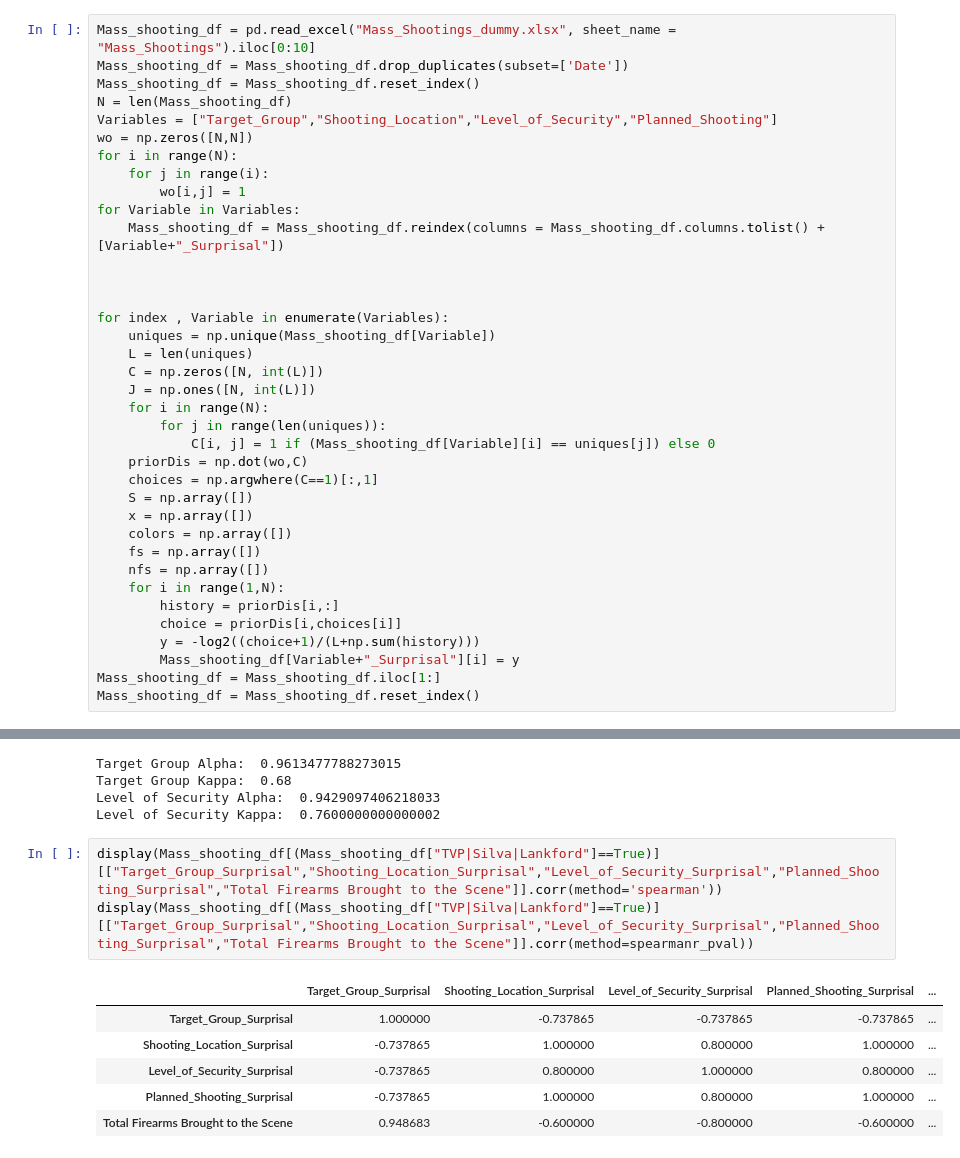
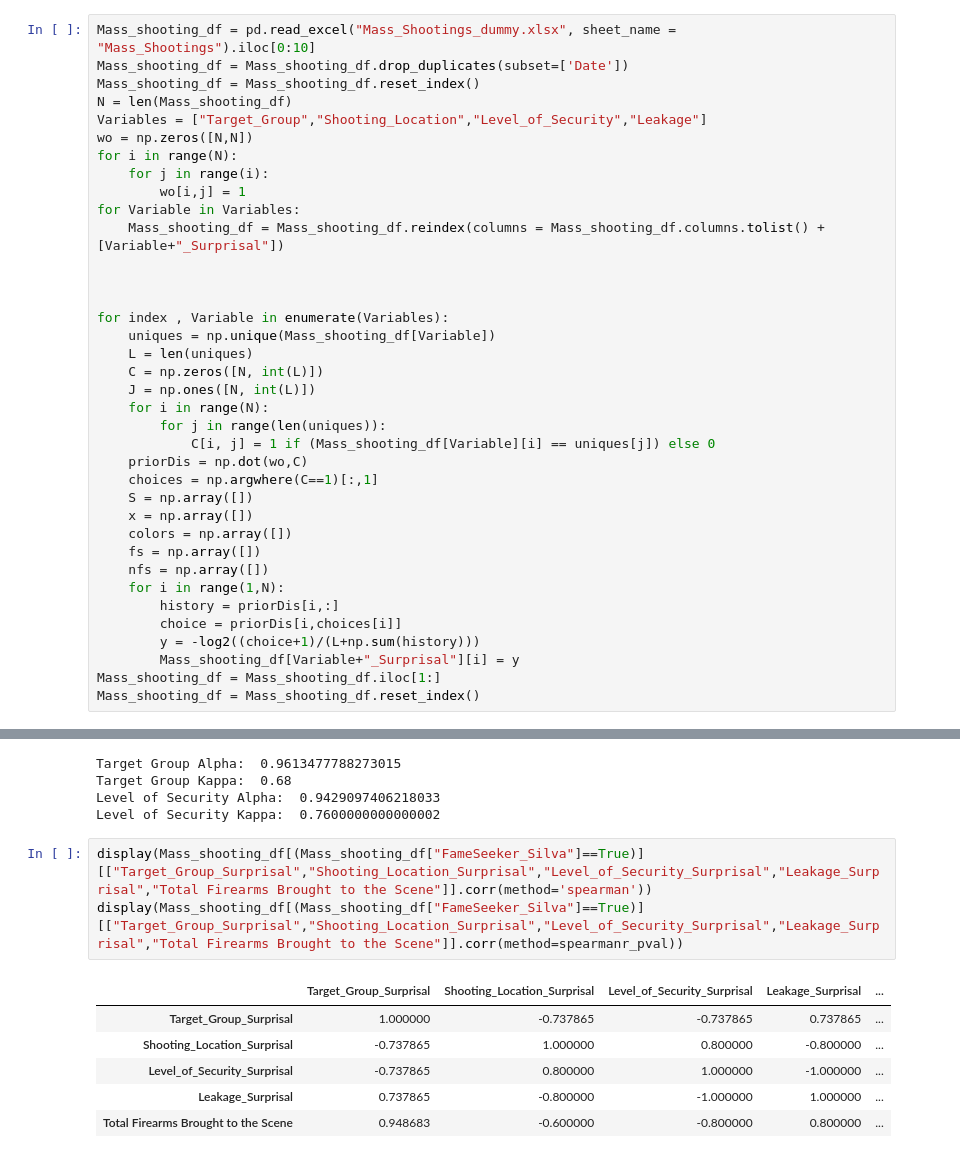
Before and after one commit to dynamicalsystemslaboratory/Fame-Seekers, a Jupyter notebook: Dummy_Statistics.ipynb, the cells around one changed output, grey strips where cells are left out. Cells and saved outputs as stored; diff of their text form.

```diff
--- a/Dummy_Statistics.ipynb
+++ b/Dummy_Statistics.ipynb
@@ -40,7 +45,7 @@ Mass_shooting_df = pd.read_excel("Mass_Shootings_dummy.xlsx", sheet_name = "Mass
 Mass_shooting_df = Mass_shooting_df.drop_duplicates(subset=['Date'])
 Mass_shooting_df = Mass_shooting_df.reset_index()
 N = len(Mass_shooting_df)
-Variables = ["Target_Group","Shooting_Location","Level_of_Security","Planned_Shooting"]
+Variables = ["Target_Group","Shooting_Location","Level_of_Security","Leakage"]
 wo = np.zeros([N,N])
 for i in range(N):
     for j in range(i):
@@ -233,12 +233,12 @@ Target Group Kappa:  0.68
 Level of Security Alpha:  0.9429097406218033
 Level of Security Kappa:  0.7600000000000002
 # %%
-display(Mass_shooting_df[(Mass_shooting_df["TVP|Silva|Lankford"]==True)][["Target_Group_Surprisal","Shooting_Location_Surprisal","Level_of_Security_Surprisal","Planned_Shooting_Surprisal","Total Firearms Brought to the Scene"]].corr(method='spearman'))
-display(Mass_shooting_df[(Mass_shooting_df["TVP|Silva|Lankford"]==True)][["Target_Group_Surprisal","Shooting_Location_Surprisal","Level_of_Security_Surprisal","Planned_Shooting_Surprisal","Total Firearms Brought to the Scene"]].corr(method=spearmanr_pval))
+display(Mass_shooting_df[(Mass_shooting_df["FameSeeker_Silva"]==True)][["Target_Group_Surprisal","Shooting_Location_Surprisal","Level_of_Security_Surprisal","Leakage_Surprisal","Total Firearms Brought to the Scene"]].corr(method='spearman'))
+display(Mass_shooting_df[(Mass_shooting_df["FameSeeker_Silva"]==True)][["Target_Group_Surprisal","Shooting_Location_Surprisal","Level_of_Security_Surprisal","Leakage_Surprisal","Total Firearms Brought to the Scene"]].corr(method=spearmanr_pval))
 # %% [output]
-|  | Target_Group_Surprisal | Shooting_Location_Surprisal | Level_of_Security_Surprisal | Planned_Shooting_Surprisal | ... |
-| Target_Group_Surprisal | 1.000000 | -0.737865 | -0.737865 | -0.737865 | ... |
-| Shooting_Location_Surprisal | -0.737865 | 1.000000 | 0.800000 | 1.000000 | ... |
-| Level_of_Security_Surprisal | -0.737865 | 0.800000 | 1.000000 | 0.800000 | ... |
-| Planned_Shooting_Surprisal | -0.737865 | 1.000000 | 0.800000 | 1.000000 | ... |
-| Total Firearms Brought to the Scene | 0.948683 | -0.600000 | -0.800000 | -0.600000 | ... |
+|  | Target_Group_Surprisal | Shooting_Location_Surprisal | Level_of_Security_Surprisal | Leakage_Surprisal | ... |
+| Target_Group_Surprisal | 1.000000 | -0.737865 | -0.737865 | 0.737865 | ... |
+| Shooting_Location_Surprisal | -0.737865 | 1.000000 | 0.800000 | -0.800000 | ... |
+| Level_of_Security_Surprisal | -0.737865 | 0.800000 | 1.000000 | -1.000000 | ... |
+| Leakage_Surprisal | 0.737865 | -0.800000 | -1.000000 | 1.000000 | ... |
+| Total Firearms Brought to the Scene | 0.948683 | -0.600000 | -0.800000 | 0.800000 | ... |
```
Also changed, not shown: parts of 12 cells of this notebook, 1 other file.
